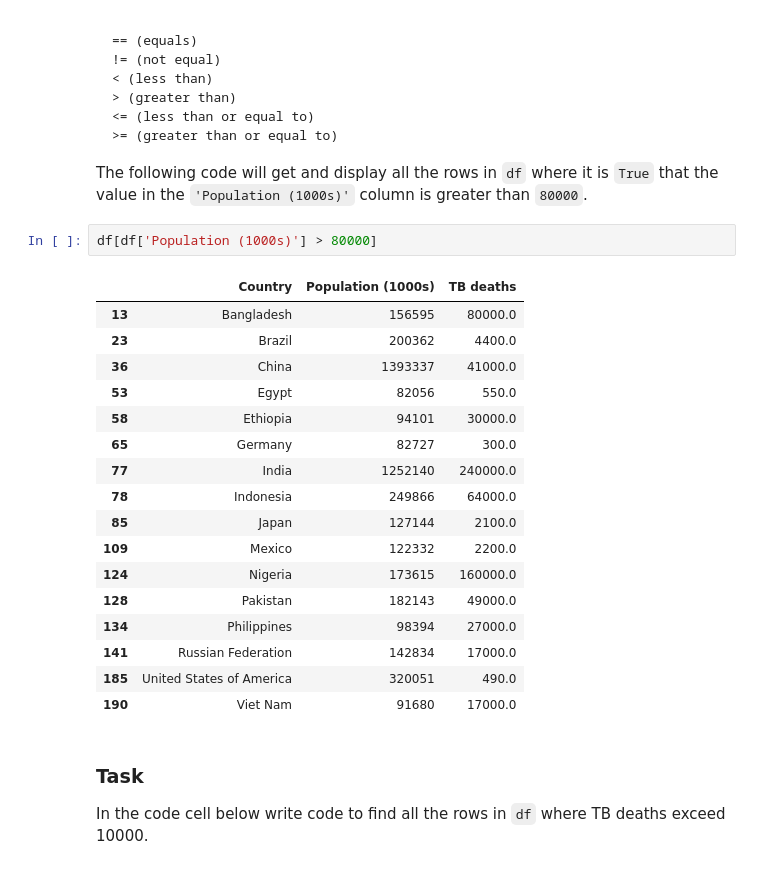
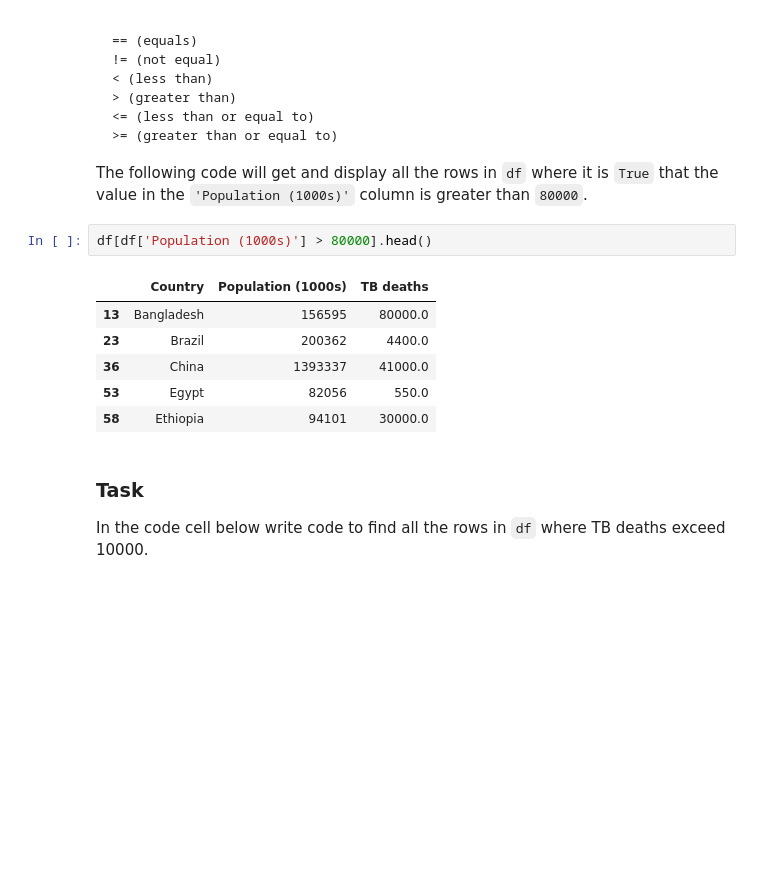
Before and after one commit to P7h/FutureLearn__Learn_to_Code_for_Data_Analysis, a Jupyter notebook: Week#2/Week_2_exercises.ipynb, the cells around one changed output. Cells and saved outputs as stored; diff of their text form; blank space fills up the shorter version.

Commit message:
Week#2.
Reduced output in many statements to few rows so that the Notebook loads
fine on GitHub.

```diff
--- a/Week#2/Week_2_exercises.ipynb
+++ b/Week#2/Week_2_exercises.ipynb
@@ -217,25 +217,14 @@ Python has the following comparison operators:
 
 The following code will get and display all the rows in `df` where it is `True` that the value in the `'Population (1000s)'` column is greater than `80000`.
 # %%
-df[df['Population (1000s)'] > 80000]
+df[df['Population (1000s)'] > 80000].head()
 # %% [output]
 |  | Country | Population (1000s) | TB deaths |
 | 13 | Bangladesh | 156595 | 80000.0 |
 | 23 | Brazil | 200362 | 4400.0 |
 | 36 | China | 1393337 | 41000.0 |
 | 53 | Egypt | 82056 | 550.0 |
 | 58 | Ethiopia | 94101 | 30000.0 |
-| 65 | Germany | 82727 | 300.0 |
-| 77 | India | 1252140 | 240000.0 |
-| 78 | Indonesia | 249866 | 64000.0 |
-| 85 | Japan | 127144 | 2100.0 |
-| 109 | Mexico | 122332 | 2200.0 |
-| 124 | Nigeria | 173615 | 160000.0 |
-| 128 | Pakistan | 182143 | 49000.0 |
-| 134 | Philippines | 98394 | 27000.0 |
-| 141 | Russian Federation | 142834 | 17000.0 |
-| 185 | United States of America | 320051 | 490.0 |
-| 190 | Viet Nam | 91680 | 17000.0 |
 # %% [markdown]
 ### Task
 In the code cell below write code to find all the rows in <code>df</code> where TB deaths exceed 10000.
```
Also changed, not shown: parts of 8 cells of this notebook, 2 other files.
